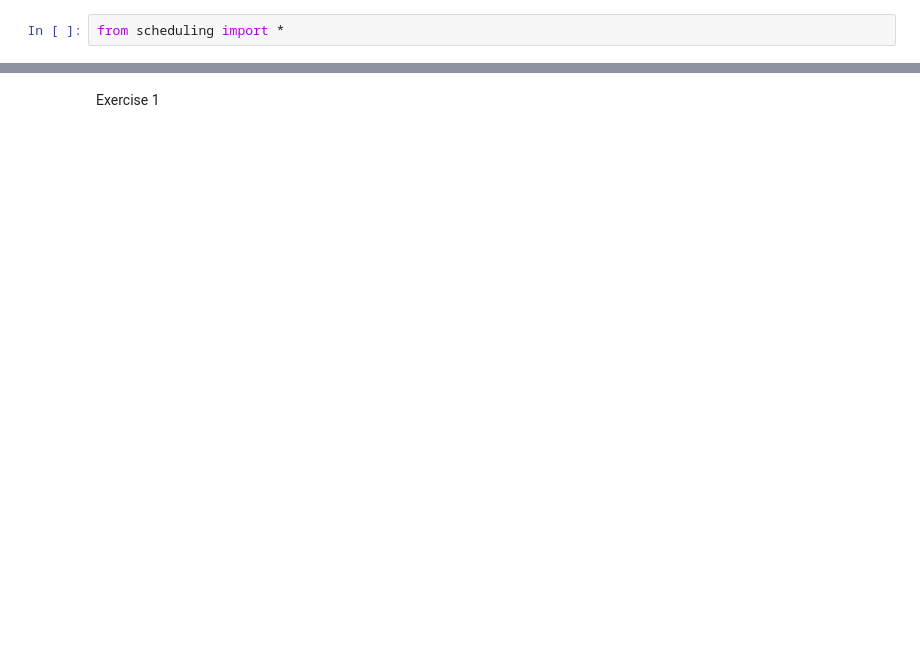
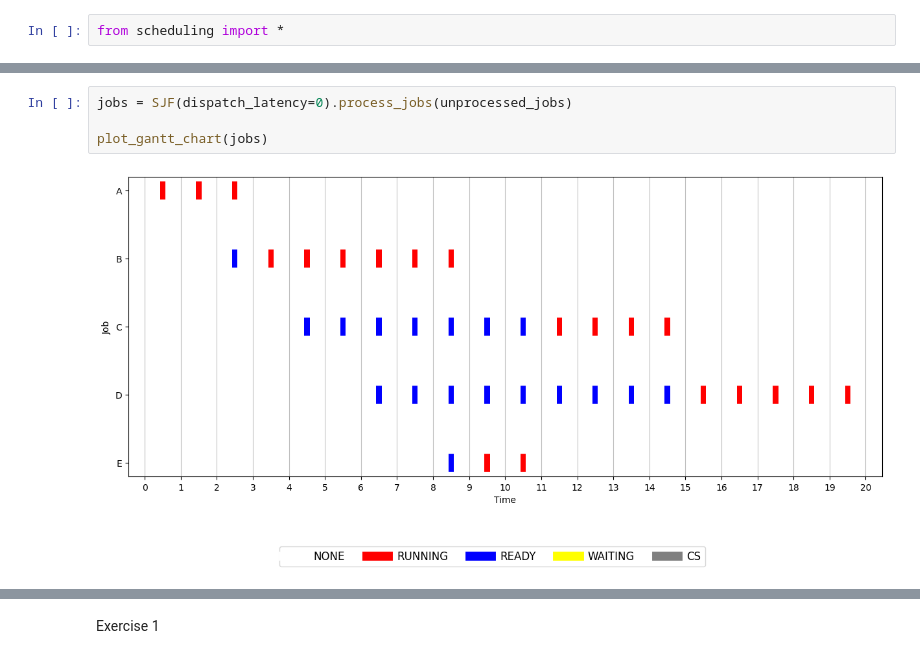
Before and after one commit to ilpav12/os-py-exercises, a Jupyter notebook: scheduling.ipynb, the cells around one changed output, grey strips where cells are left out. Saved outputs shown, nothing was run; the diff lists cells and outputs as text; blank space fills up the shorter version.

```diff
--- a/scheduling.ipynb
+++ b/scheduling.ipynb
@@ -2,0 +17,6 @@ from scheduling import *
+# %%
+jobs = SJF(dispatch_latency=0).process_jobs(unprocessed_jobs)
+
+plot_gantt_chart(jobs)
+# %% [output]
+[figure, added]
```
Also changed, not shown: parts of 28 cells of this notebook, 1 other file.
